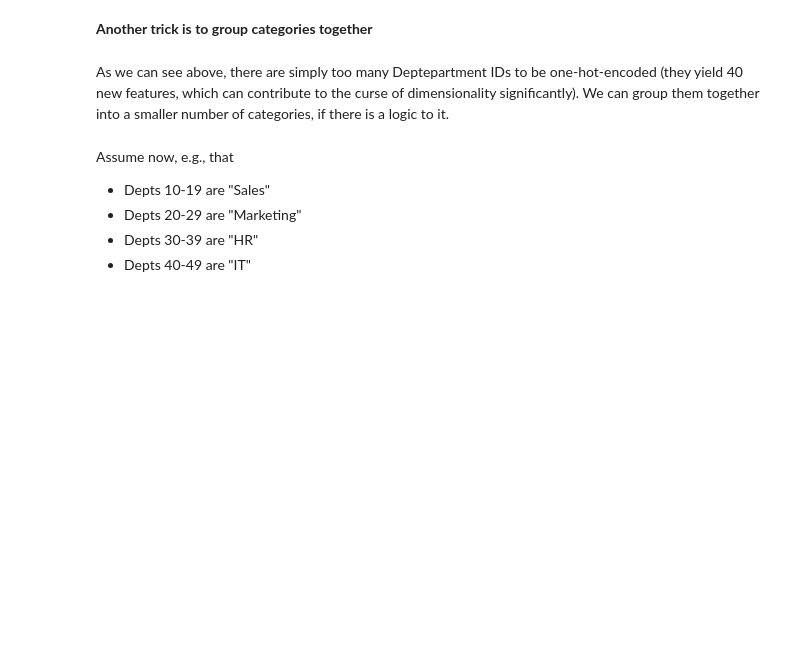
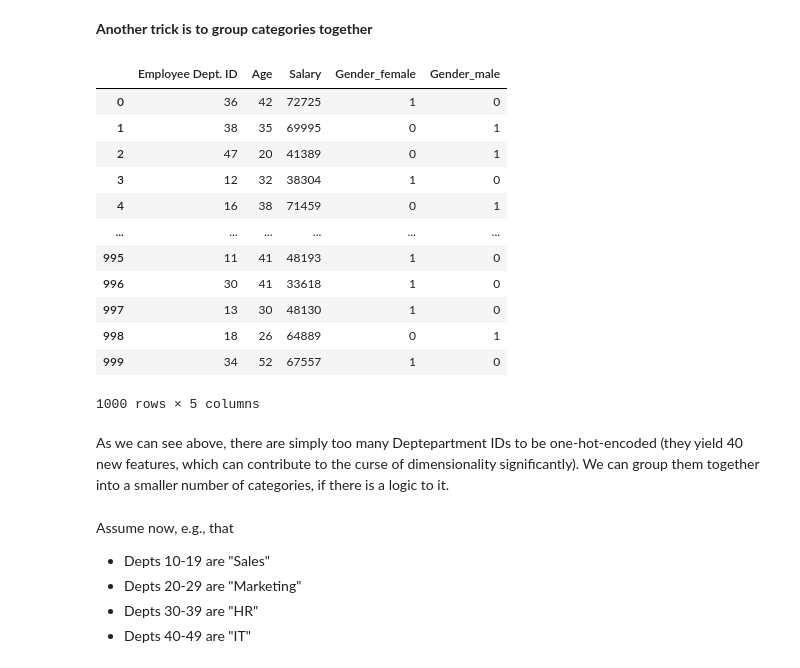
Before and after one commit to Md-Ruhul-Amin-Rony/Machine-Learning-AI25, a Jupyter notebook: notebooks/week2_lab03_one_hot_encoding.ipynb, the cells around one changed output. Cells and saved outputs as stored; diff of their text form; code cells hidden in the pictures; blank space fills up the shorter version.

```diff
--- a/notebooks/week2_lab03_one_hot_encoding.ipynb
+++ b/notebooks/week2_lab03_one_hot_encoding.ipynb
@@ -181,13 +344,29 @@ pd.get_dummies(df, columns=['Gender'], dtype=int, drop_first=True)
 # %%
 ages = np.random.randint(20, 60, size=1000)
 genders = np.random.choice(['male', 'female'], size=1000)
 employee_ids = np.random.randint(10, 50, size=1000)
 salaries = np.random.randint(30000, 80000, size=1000)
 
 data = {'Employee Dept. ID': employee_ids, 'Age': ages, 'Gender': genders, 'Salary': salaries}
 df = pd.DataFrame(data)
 
 df
+new_df= pd.get_dummies(df, columns=["Gender"], dtype=int)
+new_df
+# %% [output]
+|  | Employee Dept. ID | Age | Salary | Gender_female | Gender_male |
+| 0 | 36 | 42 | 72725 | 1 | 0 |
+| 1 | 38 | 35 | 69995 | 0 | 1 |
+| 2 | 47 | 20 | 41389 | 0 | 1 |
+| 3 | 12 | 32 | 38304 | 1 | 0 |
+| 4 | 16 | 38 | 71459 | 0 | 1 |
+| ... | ... | ... | ... | ... | ... |
+| 995 | 11 | 41 | 48193 | 1 | 0 |
+| 996 | 30 | 41 | 33618 | 1 | 0 |
+| 997 | 13 | 30 | 48130 | 1 | 0 |
+| 998 | 18 | 26 | 64889 | 0 | 1 |
+| 999 | 34 | 52 | 67557 | 1 | 0 |
+1000 rows × 5 columns
 # %%
 pd.get_dummies(df, columns=['Employee Dept. ID'], dtype=int)
 # %% [markdown]
```
Also changed, not shown: parts of 18 cells of this notebook, 4 other files.
